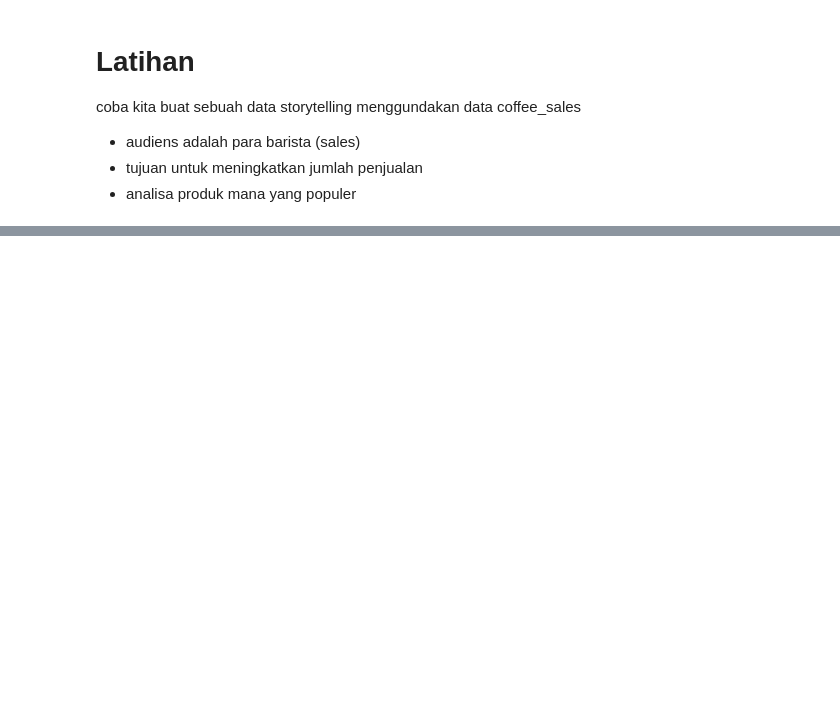
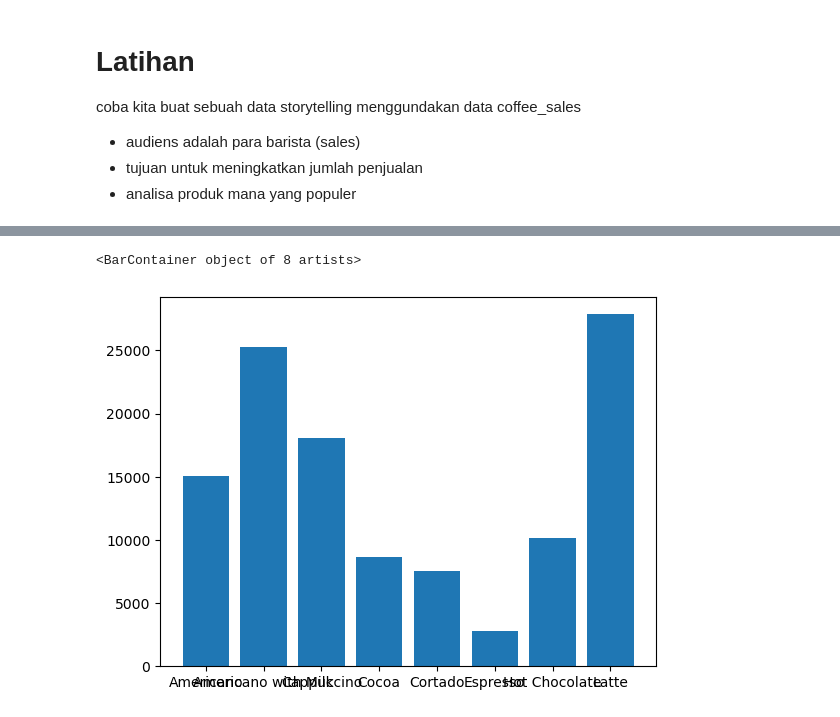
Before and after one commit to stefkwan/pytn_300725, a Jupyter notebook: sesi7_15Aug.ipynb, the cells around one changed output, grey strips where cells are left out. Drawn from its saved outputs; the diff is of its cells as text; code cells hidden in the pictures; blank space fills up the shorter version.

```diff
--- a/sesi7_15Aug.ipynb
+++ b/sesi7_15Aug.ipynb
@@ -679,0 +713,3 @@ coba kita buat sebuah data storytelling menggundakan data coffee_sales
+# %%
+df_kopi_totalmoney = df_kopi.groupby('coffee_name').agg({"money": "sum"})
+df_kopi_totalmoney
@@ -679,0 +727,5 @@ coba kita buat sebuah data storytelling menggundakan data coffee_sales
+# %%
+plt.bar(df_kopi_totalmoney.index, df_kopi_totalmoney['money'])
+# %% [output]
+<BarContainer object of 8 artists>
+[figure, added]
```
Also changed, not shown: parts of 6 cells of this notebook.
